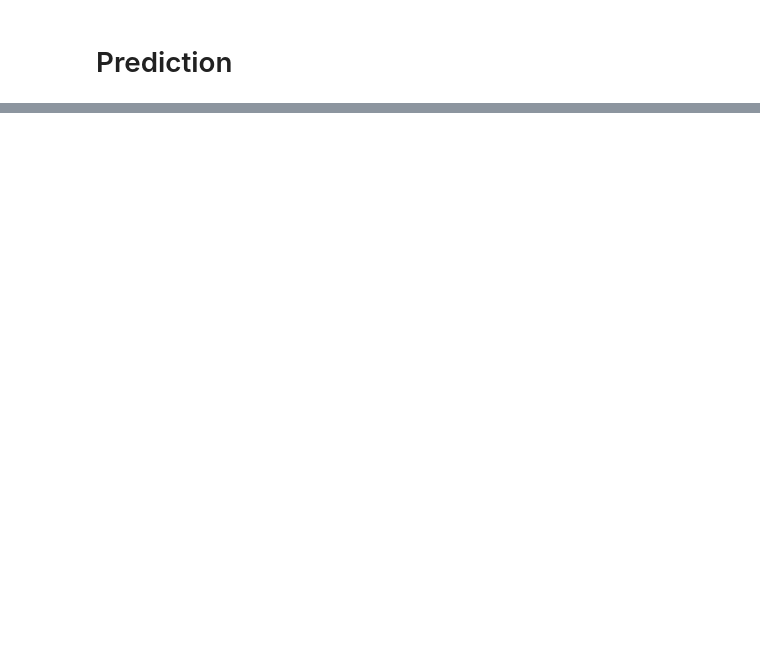
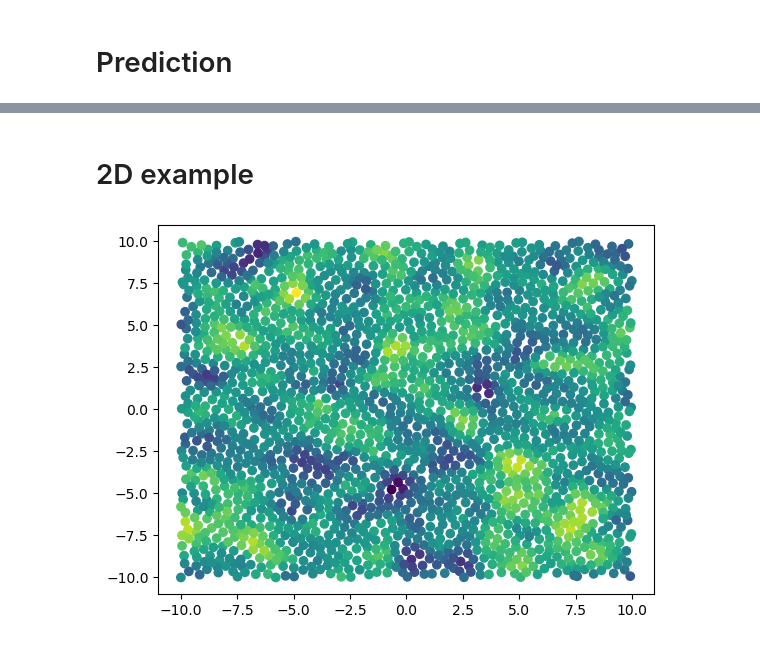
Before and after one commit to pymc-devs/pymcx, a Jupyter notebook: notebooks/gp-variational-stochastic.ipynb, the cells around one changed output, grey strips where cells are left out. Drawn from its saved outputs; the diff is of its cells as text; code cells hidden in the pictures; blank space fills up the shorter version.

```diff
--- a/notebooks/gp-variational-stochastic.ipynb
+++ b/notebooks/gp-variational-stochastic.ipynb
@@ -158,0 +154,71 @@ plt.ylim([-5, 5]);
+# %% [markdown]
+# 2D example
+# %%
+def simulate_2d(
+    beta0_true,
+    beta1_true,
+    ell_true,
+    eta_true,
+    sigma_true,
+):
+    seed = sum(map(ord, "hsgp"))
+    rng = np.random.default_rng(seed)
+
+    # Create the 2d X locations
+    from scipy.stats import qmc
+
+    sampler = qmc.Sobol(d=2, scramble=False, optimization="lloyd")
+    X = 20 * sampler.random_base2(m=11) - 10.0
+
+    # Draw one sample from the underlying GP
+    n = X.shape[0]
+    cov_func = eta_true**2 * pm.gp.cov.Matern52(2, ell_true, active_dims=[0, 1])
+    gp_true = pm.MvNormal.dist(mu=np.zeros(n), cov=cov_func(X))
+    f_true = pm.draw(gp_true, draws=1, random_seed=rng)
+
+    # Add the fixed effects
+    mu = f_true
+
+    # The observed data is the latent function plus a small amount
+    # of Gaussian distributed noise.
+    noise_dist = pm.Normal.dist(mu=0.0, sigma=sigma_true)
+    y_obs = mu + pm.draw(noise_dist, draws=n, random_seed=rng)
+    return y_obs[:, None], f_true, mu, X
+
+
+y_data, f_true, mu, X_data = simulate_2d(1, 1, 1.0, 1.0, 0.1)
+plt.scatter(X_data[:, 0], X_data[:, 1], c=y_data);
+
+
+with pm.Model() as model:
+    pm.Data("X", np.asarray(X_data))
+    pm.Data("y", np.asarray(y_data))
+
+    eta = pm.Exponential("eta", scale=1.0)
+    ell = pm.InverseGamma("ell", mu=1.0, sigma=1.0)
+    cov_func = eta**2 * pm.gp.cov.ExpQuad(input_dim=2, ls=ell)
+
+    c = pm.Exponential("c", scale=10)
+    mean_func = pm.gp.mean.Constant(c)
+
+    n_inducing = 200
+    z_init = pm.gp.util.kmeans_inducing_points(n_inducing, np.asarray(X_data))
+
+    sigma = pm.Exponential("sigma", scale=10)
+
+    batch_size = 2048
+    svgp = SVGP(
+        input_dim=X_data.shape[1],
+        n_data=X_data.shape[0],
+        batch_size=batch_size,
+        mean_func=mean_func,
+        cov_func=cov_func,
+        sigma=sigma,
+        z_init=z_init,
+        variational_sd_dist=pm.HalfStudentT.dist(sigma=1, nu=6),
+    )
+
+    initial_point = model.initial_point()
+    params = tuple(initial_point.values())
+# %% [output]
+[figure, added]
```
Also changed, not shown: parts of 12 cells of this notebook, 2 other files.
